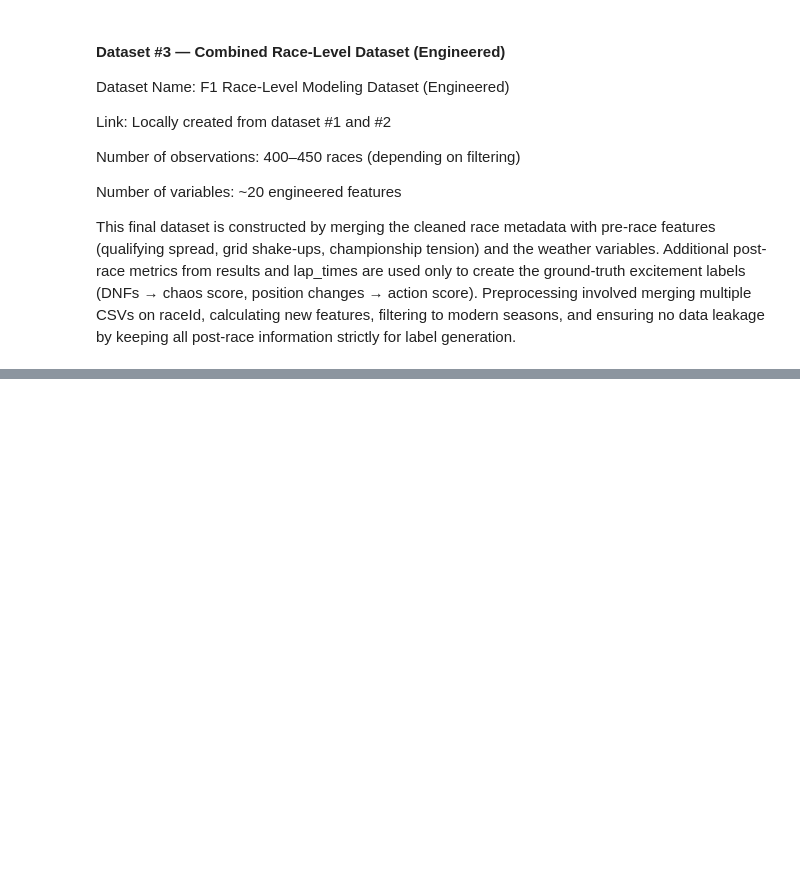
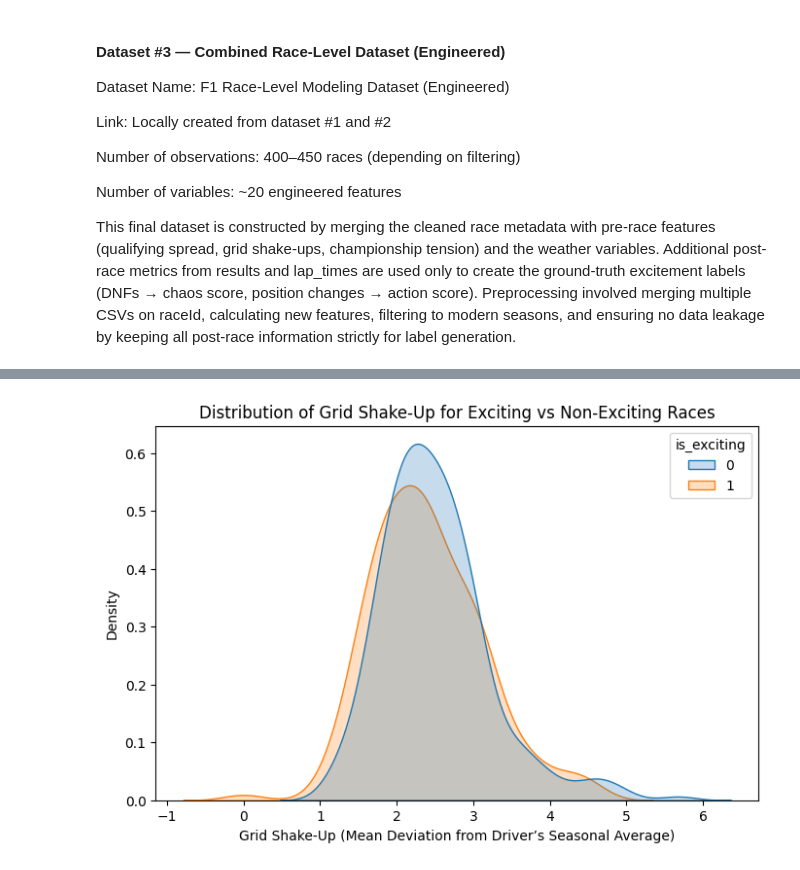
Before and after one commit to xiaojian1202/cse158-assignment-2, a Jupyter notebook: main.ipynb, the cells around one changed output, grey strips where cells are left out. Cells and saved outputs as stored; diff of their text form; code cells hidden in the pictures; blank space fills up the shorter version.

```diff
--- a/main.ipynb
+++ b/main.ipynb
@@ -243,0 +405,8 @@ print(labels_df)
+# %%
+plt.figure(figsize=(8,5))
+sns.kdeplot(data=eda_df, x="grid_shakeup", hue="is_exciting", fill=True, common_norm=False)
+plt.title("Distribution of Grid Shake-Up for Exciting vs Non-Exciting Races")
+plt.xlabel("Grid Shake-Up (Mean Deviation from Driver’s Seasonal Average)")
+plt.show()
+# %% [output]
+[figure, added]
```
Also changed, not shown: parts of 20 cells of this notebook, 1 other file.
